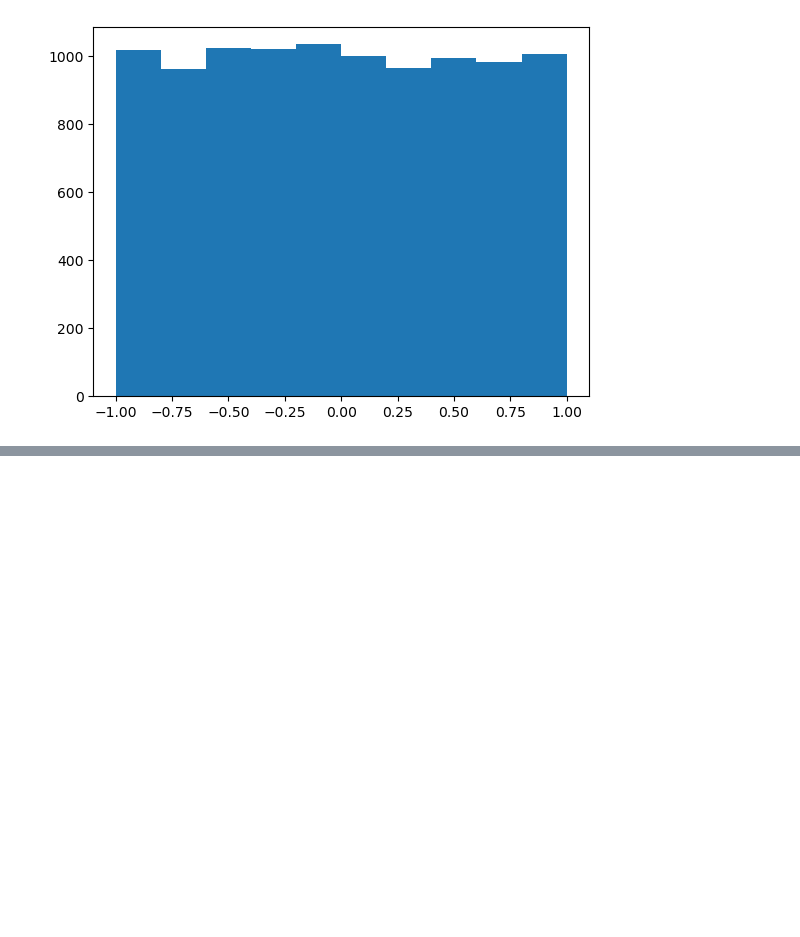
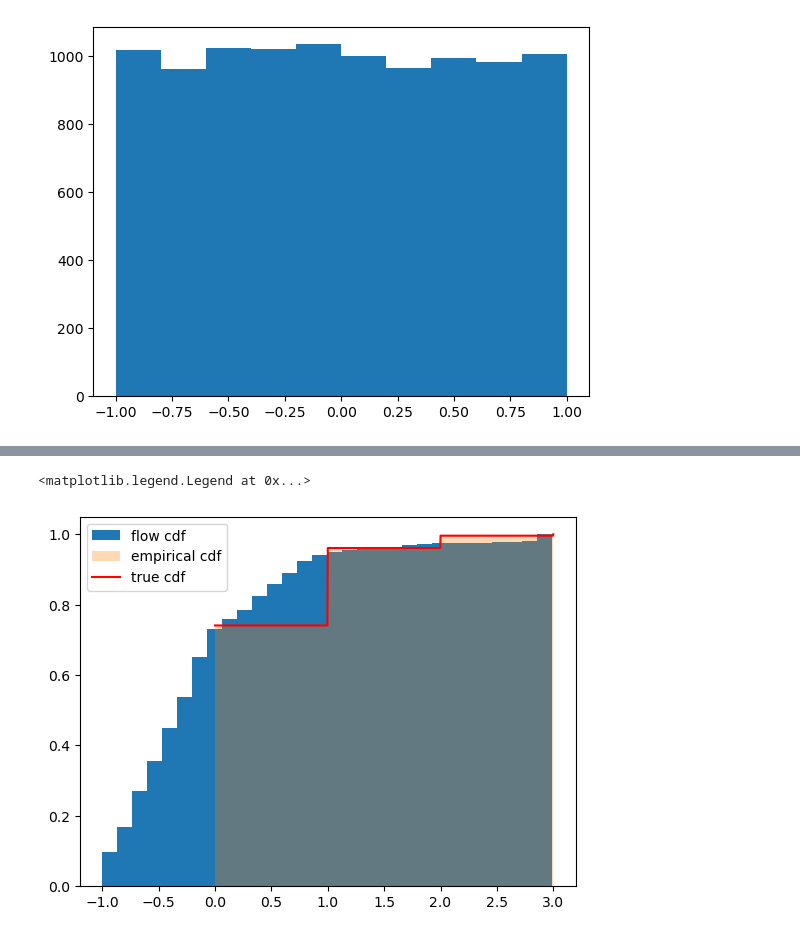
Before and after one commit to llaurabatt/frugal-flows, a Jupyter notebook: clean_playground.ipynb, the cells around one changed output, grey strips where cells are left out. Saved outputs shown, nothing was run; the diff lists cells and outputs as text; code cells hidden in the pictures; blank space fills up the shorter version.

```diff
--- a/clean_playground.ipynb
+++ b/clean_playground.ipynb
@@ -449,0 +552,5 @@ plt.hist(corruni_m1p1[:,0]);
+# %%
+uni_s = jr.uniform(key, shape=(1000,1))
+uni_m1p1 = jax.vmap(flow.bijection.bijections[0].tree.transform)(uni_s)
+corruni_m1p1 = jax.vmap(flow.bijection.bijections[1].transform)(uni_m1p1)
+corruni_01 = jax.vmap(flow.bijection.bijections[2].tree.transform)(corruni_m1p1)
@@ -449,0 +581,15 @@ plt.hist(corruni_m1p1[:,0]);
+# %%
+# Generate x values
+x = np.linspace(min(ord_y), max(ord_y), num=1000)
+
+# Compute y values
+y = ecdf(x)
+
+
+plt.hist(corruni_01.T, cumulative=True, density=True, bins=30, label='flow cdf');
+plt.hist(ord_y.T, cumulative=True, density=True, bins=30, label='empirical cdf', alpha=0.3);
+plt.plot(x, y, color='red', label='true cdf')
+plt.legend()
+# %% [output]
+<matplotlib.legend.Legend at 0x...>
+[figure, added]
```
Also changed, not shown: parts of 16 cells of this notebook.
